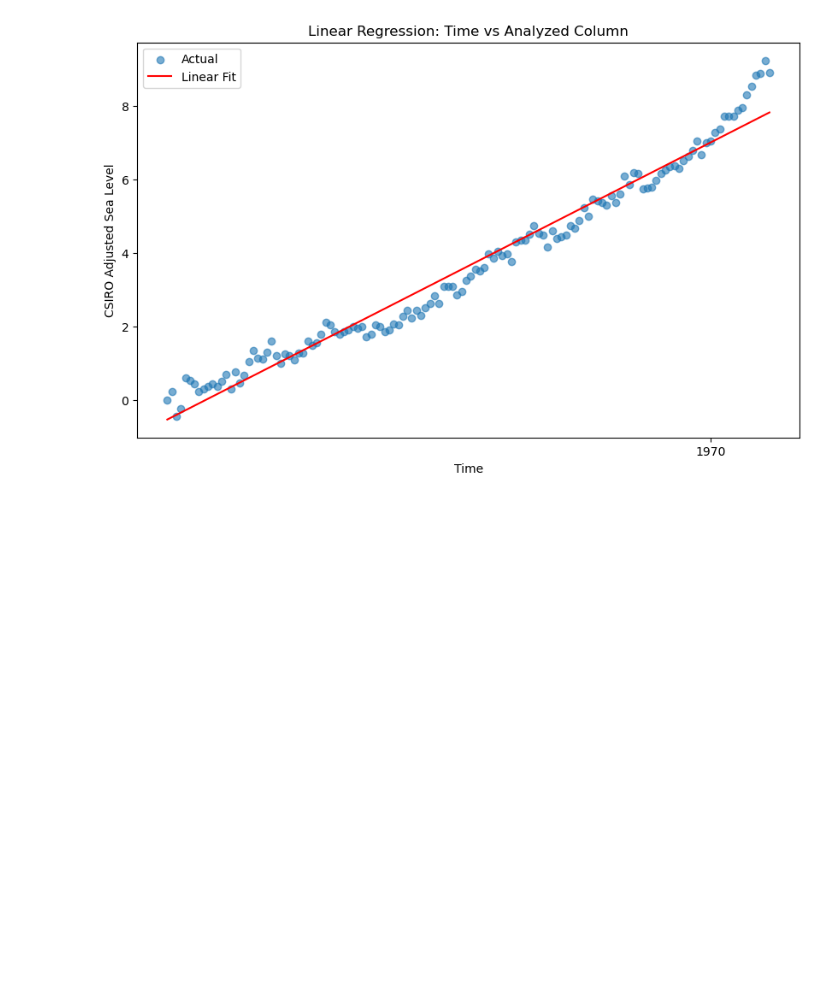
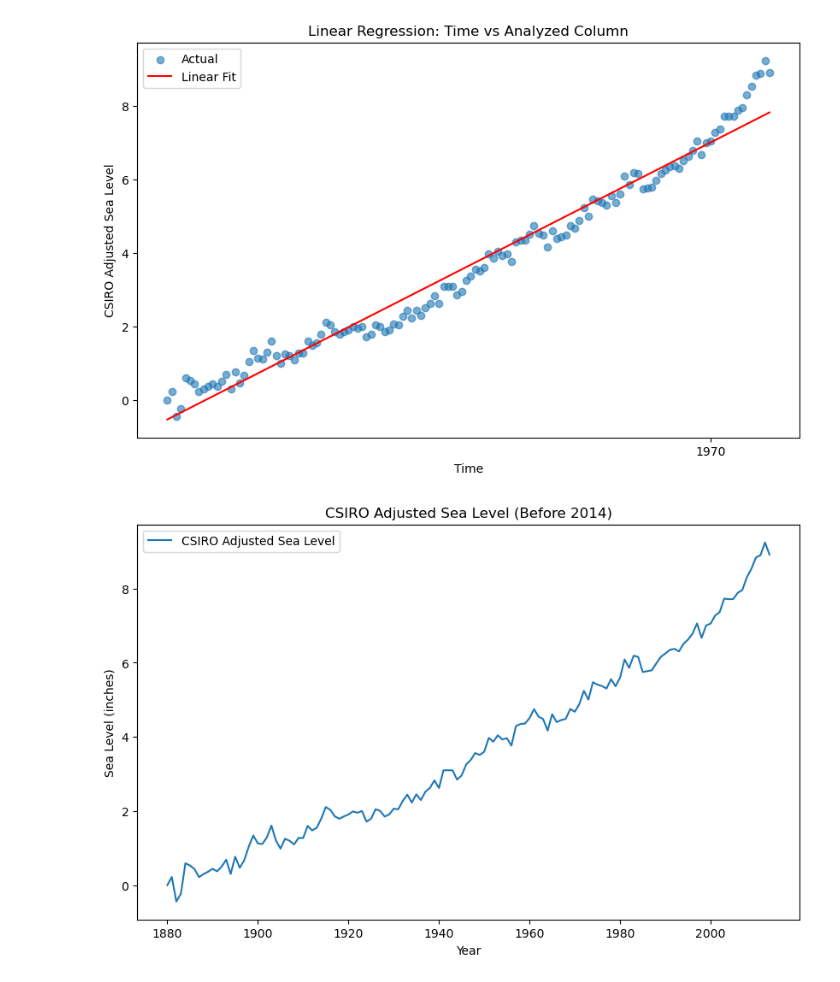
Before and after one commit to Junhao20/climate_change, a Jupyter notebook: global_sea_level.ipynb, the cells around one changed output. Drawn from its saved outputs; the diff is of its cells as text; code cells hidden in the pictures; blank space fills up the shorter version.

```diff
--- a/global_sea_level.ipynb
+++ b/global_sea_level.ipynb
@@ -142,3 +142,19 @@ Intercept: 7.827693545284244
 Mean Squared Error: 0.17730873055477633
 R² Score: 0.9708980330536651
 [figure]
+# %%
+data = pd.read_csv("data/sea_data.csv")
+
+data = data[data['Year'] < 2014][['Year', 'CSIRO Adjusted Sea Level']]
+data['CSIRO Adjusted Sea Level'].fillna(data['CSIRO Adjusted Sea Level'].median(), inplace=True)
+data.set_index('Year', inplace=True)
+
+plt.figure(figsize=(10, 6))
+plt.plot(data, label='CSIRO Adjusted Sea Level')
+plt.title('CSIRO Adjusted Sea Level (Before 2014)')
+plt.xlabel('Year')
+plt.ylabel('Sea Level (inches)')
+plt.legend()
+plt.show()
+# %% [output]
+[figure, added]
```
Also changed, not shown: parts of 2 cells of this notebook.
